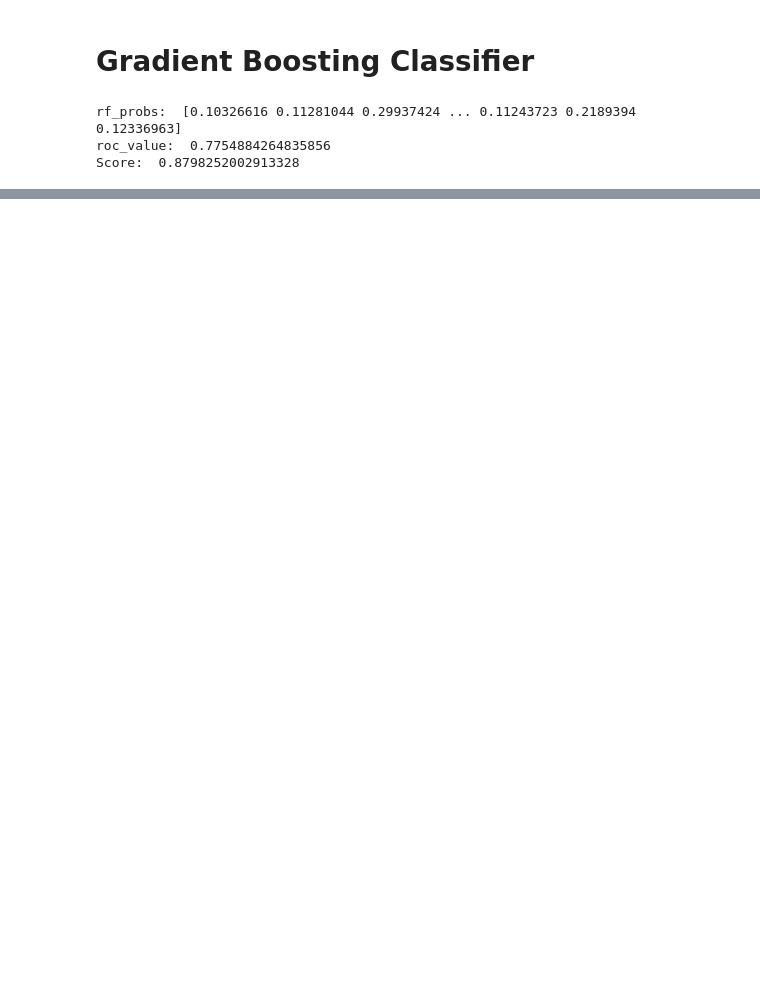
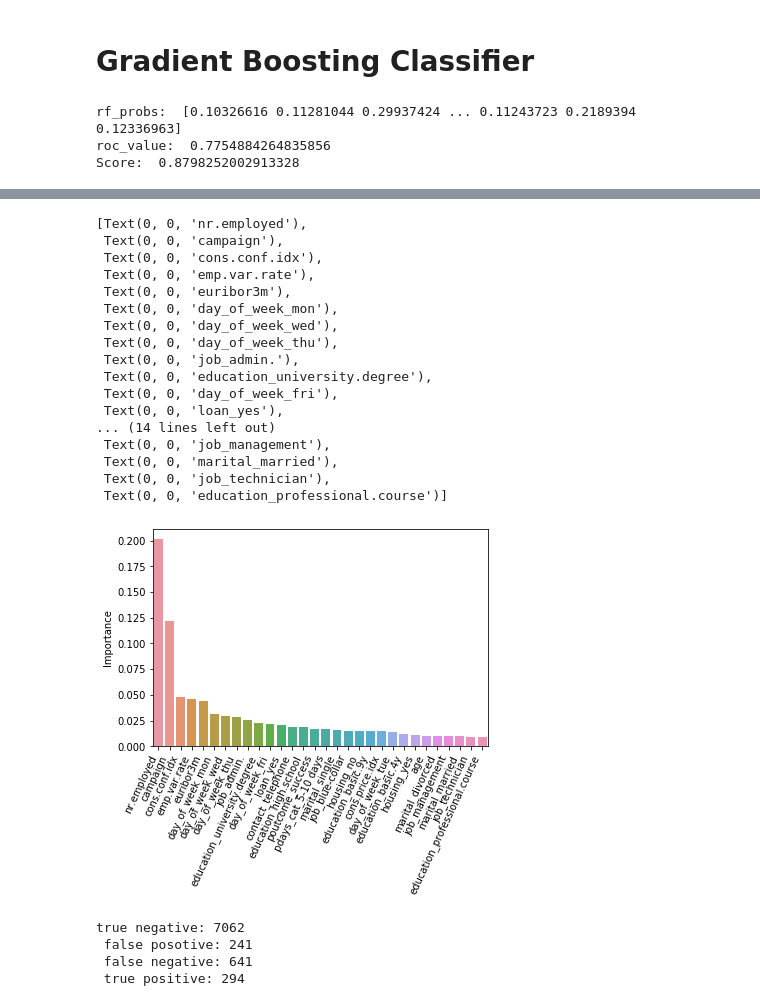
Before and after one commit to swang141/springboard_datascience, a Jupyter notebook: Bank_Marketing_Direct_Call_Marketing_Analysis.ipynb, the cells around one changed output, grey strips where cells are left out. Cells and saved outputs as stored; diff of their text form; code cells hidden in the pictures; blank space fills up the shorter version.

```diff
--- a/Bank_Marketing_Direct_Call_Marketing_Analysis.ipynb
+++ b/Bank_Marketing_Direct_Call_Marketing_Analysis.ipynb
@@ -1036,0 +1226,8 @@ Score:  0.8798252002913328
+# %%
+random_grid_gradient = {'learning_rate':learning_rate,
+                       'min_samples_split': min_samples_split,
+                       'min_samples_leaf': min_samples_leaf,
+                        'max_depth': max_depth,
+                        'max_features': max_features,
+                        'n_estimators': n_estimators}
+pprint (random_grid_gradient)
@@ -1036,0 +1241,4 @@ Score:  0.8798252002913328
+# %%
+random_gradient = RandomizedSearchCV(estimator = clf3, param_distributions = random_grid_gradient, n_iter = 50, cv =5, random_state=42, verbose=0, n_jobs=-1)
+# Fit the random search model
+random_gradient.fit(X_res_train, y_res_train)
@@ -1036,0 +1263,3 @@ Score:  0.8798252002913328
+# %%
+best_random_gradient  = random_gradient.best_estimator_
+print (best_random_gradient)
@@ -1036,0 +1346,4 @@ Score:  0.8798252002913328
+# %%
+feature_importances2 = pd.DataFrame(best_random_gradient.feature_importances_, index =imputed_bank_full.drop(['y_yes'], axis = 1).columns, columns = ['Importance']).sort_values(by='Importance', ascending=False)
+feature_importances2 = feature_importances2[:30]
+print (feature_importances2)
@@ -1036,0 +1368,32 @@ Score:  0.8798252002913328
+# %%
+#plot feature importance
+ax = sns.barplot(x=feature_importances2.index, y =feature_importances2.Importance)
+ax.set_xticklabels(ax.get_xticklabels(), rotation=65, horizontalalignment='right')
+# %% [output]
+[Text(0, 0, 'nr.employed'),
+ Text(0, 0, 'campaign'),
+ Text(0, 0, 'cons.conf.idx'),
+ Text(0, 0, 'emp.var.rate'),
+ Text(0, 0, 'euribor3m'),
+ Text(0, 0, 'day_of_week_mon'),
+ Text(0, 0, 'day_of_week_wed'),
+ Text(0, 0, 'day_of_week_thu'),
+ Text(0, 0, 'job_admin.'),
+ Text(0, 0, 'education_university.degree'),
+ Text(0, 0, 'day_of_week_fri'),
+ Text(0, 0, 'loan_yes'),
+... (14 lines left out)
+ Text(0, 0, 'job_management'),
+ Text(0, 0, 'marital_married'),
+ Text(0, 0, 'job_technician'),
+ Text(0, 0, 'education_professional.course')]
+[figure, added]
+# %%
+#Generate confusion matrix for random_gradient
+tn, fp, fn, tp = metrics.confusion_matrix(y_test, best_y_predict_gradient).ravel()
+print ('true negative:',tn,'\n','false posotive:',fp,'\n', 'false negative:', fn, '\n','true positive:', tp)
+# %% [output]
+true negative: 7062
+ false posotive: 241
+ false negative: 641
+ true positive: 294
```
Also changed, not shown: parts of 88 cells of this notebook.
